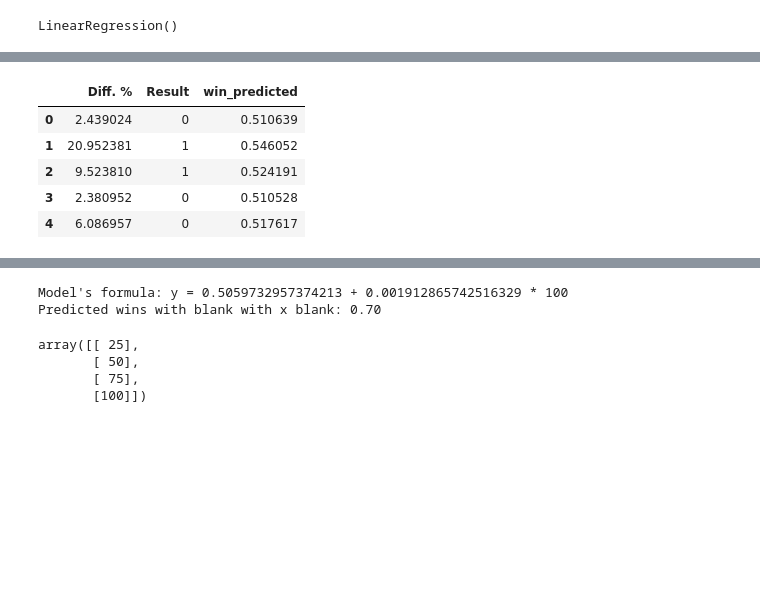
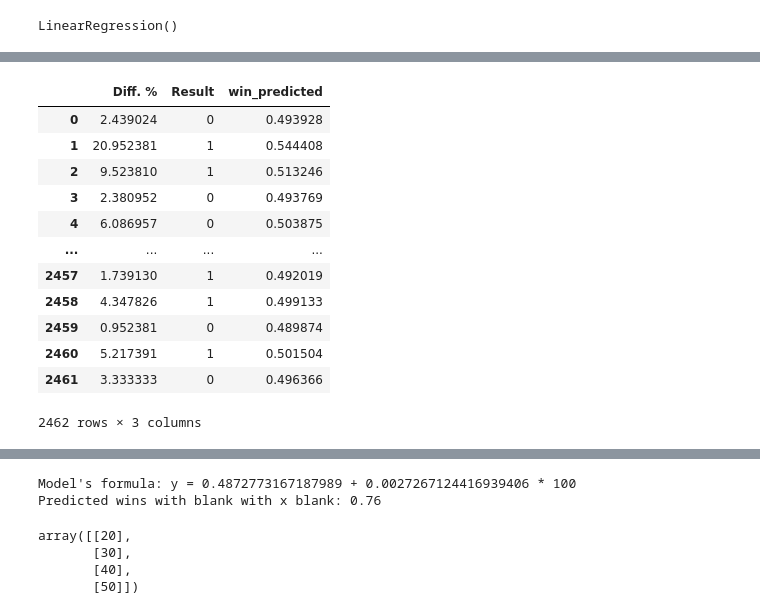
Before and after one commit to petereugenesimon/Final-Project, a Jupyter notebook: Peter/Linear Regression.ipynb, the cells around one changed output, grey strips where cells are left out. Cells and saved outputs as stored; diff of their text form; code cells hidden in the pictures; blank space fills up the shorter version.

```diff
--- a/Peter/Linear Regression.ipynb
+++ b/Peter/Linear Regression.ipynb
@@ -8,8 +8,8 @@ from sklearn.linear_model import LinearRegression
 [interactive output not drawn]
 [interactive output not drawn]
 # %%
-data = Path('Data/model_data.csv')
+data = Path('Data/model_data2.csv')
 df = pd.read_csv(data)
-df.head()
+df.tail()
 # %% [output]
 |  | Open | Close | Diff. | Diff. Dec. | Diff. % | Result |
@@ -71,14 +71,21 @@ predicted_y_values = model.predict(X)
 # %%
 win_df_predicted = new_df.copy()
 win_df_predicted["win_predicted"] = predicted_y_values
-win_df_predicted.head()
+win_df_predicted
 # %% [output]
 |  | Diff. % | Result | win_predicted |
-| 0 | 2.439024 | 0 | 0.510639 |
-| 1 | 20.952381 | 1 | 0.546052 |
-| 2 | 9.523810 | 1 | 0.524191 |
-| 3 | 2.380952 | 0 | 0.510528 |
-| 4 | 6.086957 | 0 | 0.517617 |
+| 0 | 2.439024 | 0 | 0.493928 |
+| 1 | 20.952381 | 1 | 0.544408 |
+| 2 | 9.523810 | 1 | 0.513246 |
+| 3 | 2.380952 | 0 | 0.493769 |
+| 4 | 6.086957 | 0 | 0.503875 |
+| ... | ... | ... | ... |
+| 2457 | 1.739130 | 1 | 0.492019 |
+| 2458 | 4.347826 | 1 | 0.499133 |
+| 2459 | 0.952381 | 0 | 0.489874 |
+| 2460 | 5.217391 | 1 | 0.501504 |
+| 2461 | 3.333333 | 0 | 0.496366 |
+2462 rows × 3 columns
 # %%
 best_fit_line = win_df_predicted.hvplot.line(
     x = "Diff. %",
@@ -99,19 +106,19 @@ y_100 = model.intercept_ + model.coef_[0] * 100
 
 print(f"Predicted wins with blank with x blank: {y_100:.2f}")
 # %% [output]
-Model's formula: y = 0.5059732957374213 + 0.001912865742516329 * 100
-Predicted wins with blank with x blank: 0.70
+Model's formula: y = 0.4872773167187989 + 0.0027267124416939406 * 100
+Predicted wins with blank with x blank: 0.76
 # %%
-X_diff = np.array([25, 50, 75, 100])
+X_diff = np.array([20, 30, 40, 50])
 
 X_diff = X_diff.reshape(-1, 1)
 
 X_diff
 # %% [output]
-array([[ 25],
-       [ 50],
-       [ 75],
-       [100]])
+array([[20],
+       [30],
+       [40],
+       [50]])
 # %%
 predicted_wins = model.predict(X_diff)
 # %%
```
Also changed, not shown: parts of 7 cells of this notebook, 3 other files.
